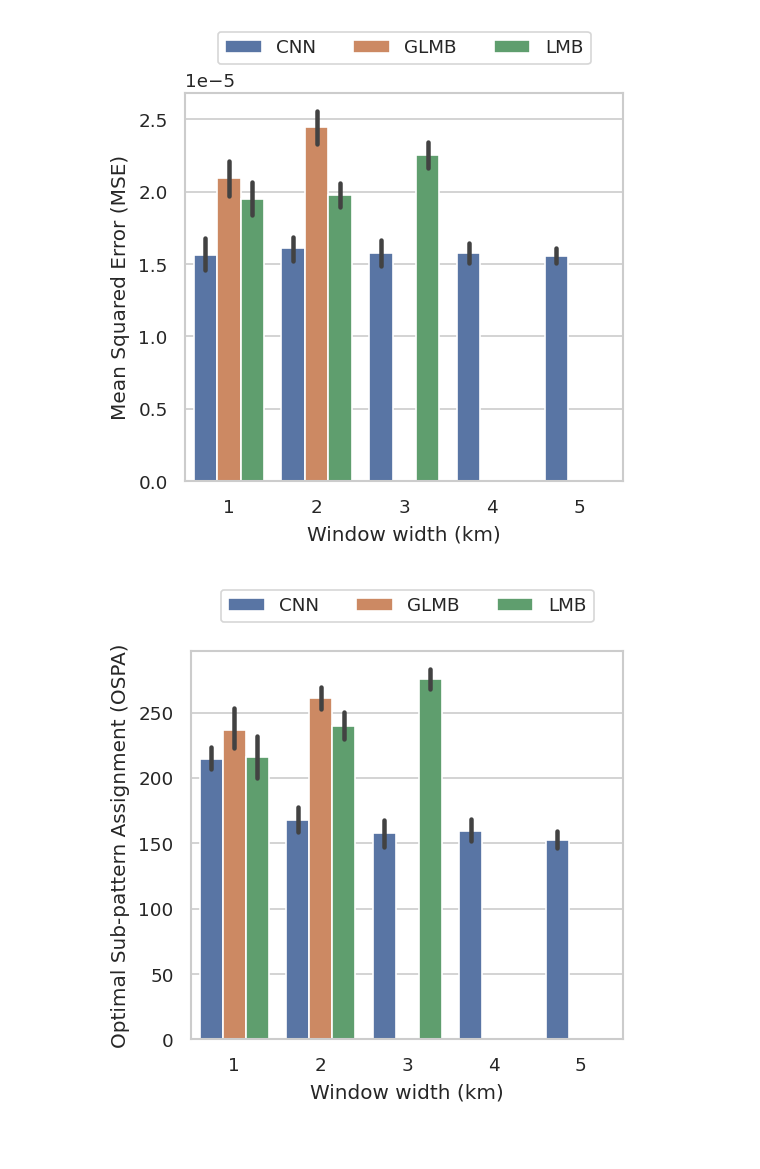
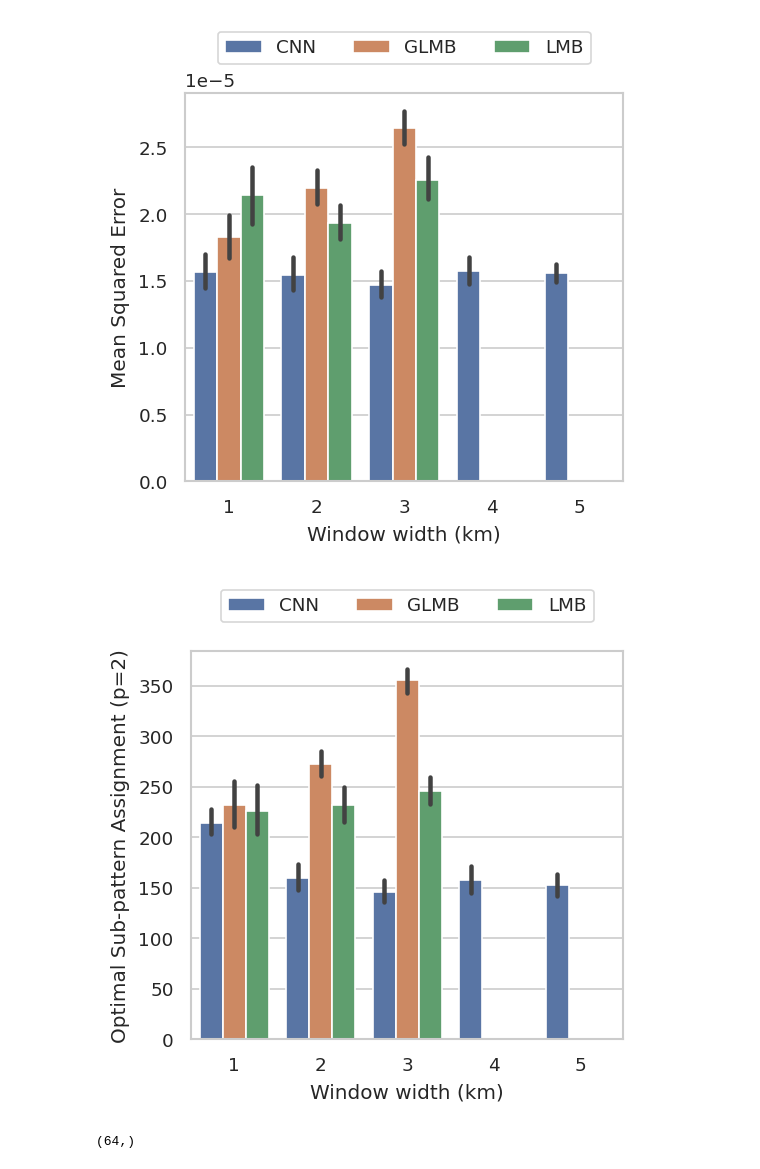
Before and after one commit to Damowerko/mtt, a Jupyter notebook: notebooks/mtt_summary.ipynb, the cells around one changed output. Saved outputs shown, nothing was run; the diff lists cells and outputs as text; code cells hidden in the pictures.

```diff
--- a/notebooks/mtt_summary.ipynb
+++ b/notebooks/mtt_summary.ipynb
@@ -9,7 +9,7 @@ sns.set_theme(
     rc={
         "figure.figsize": (3.5, 3.5),
         "figure.dpi": 150,
-        "savefig.dpi": 300,
+        "savefig.dpi": 1000,
         "figure.constrained_layout.use": True,
     },
 )
@@ -18,29 +18,46 @@ df_cnn = pd.read_csv("../data/out/generalization/e7ivqipk.csv")
 df_cnn["filter"] = "cnn"
 df_lmb = pd.read_csv("../data/out/lmb_summary.csv")
 df_glmb = pd.read_csv("../data/out/glmb_summary.csv")
-df_combined = pd.concat([df_cnn, df_lmb, df_glmb])
+df_combined = pd.concat([df_cnn, df_lmb, df_glmb]).reset_index(drop=True)
 # %%
 data = (
-    df_combined.groupby(["filter", "scale", "simulation_idx"], as_index=False)
+    df_combined
+    .query("simulation_idx > 50")
+    .groupby(["filter", "scale", "simulation_idx"], as_index=False)
     .mean()
     .replace({"cnn": "CNN", "lmb": "LMB", "glmb": "GLMB"})
 )
 
 plt.figure()
 sns.barplot(data=data, x="scale", y="mse", hue="filter", errorbar="ci")
 plt.legend(loc="lower center", bbox_to_anchor=(0.5, 1.05), ncol=3, title=None)
-plt.ylabel("Mean Squared Error (MSE)")
+plt.ylabel("Mean Squared Error")
 plt.xlabel("Window width (km)")
 plt.savefig("../figures/mse.pdf")
+plt.savefig("../figures/mse.png")
 plt.show()
 
 plt.figure()
 sns.barplot(data=data, x="scale", y="ospa", hue="filter", errorbar="ci")
 plt.legend(loc="lower center", bbox_to_anchor=(0.5, 1.05), ncol=3, title=None)
-plt.ylabel("Optimal Sub-pattern Assignment (OSPA)")
+plt.ylabel("Optimal Sub-pattern Assignment (p=2)")
 plt.xlabel("Window width (km)")
 plt.savefig("../figures/ospa.pdf")
+plt.savefig("../figures/ospa.png")
 plt.show()
+
+# plt.figure()
+# sns.barplot(data=data.query("filter != 'CNN'"), x="scale", y="ospa1", hue="filter", errorbar="ci")
+# plt.legend(loc="lower center", bbox_to_anchor=(0.5, 1.05), ncol=3, title=None)
+# plt.ylabel("Optimal Sub-pattern Assignment (p=1)")
+# plt.xlabel("Window width (km)")
+# plt.savefig("../figures/ospa1.pdf")
+# plt.savefig("../figures/ospa1.png")
+# plt.show()
 # %% [output]
-[figure, old version]
+[figure, new version]
-[figure, old version]
+[figure, new version]
+# %%
+df_combined.query("scale == 3 and filter == 'glmb'")["simulation_idx"].unique().shape
+# %% [output]
+(64,)
```
Also changed, not shown: parts of 3 cells of this notebook, 1 other file.
